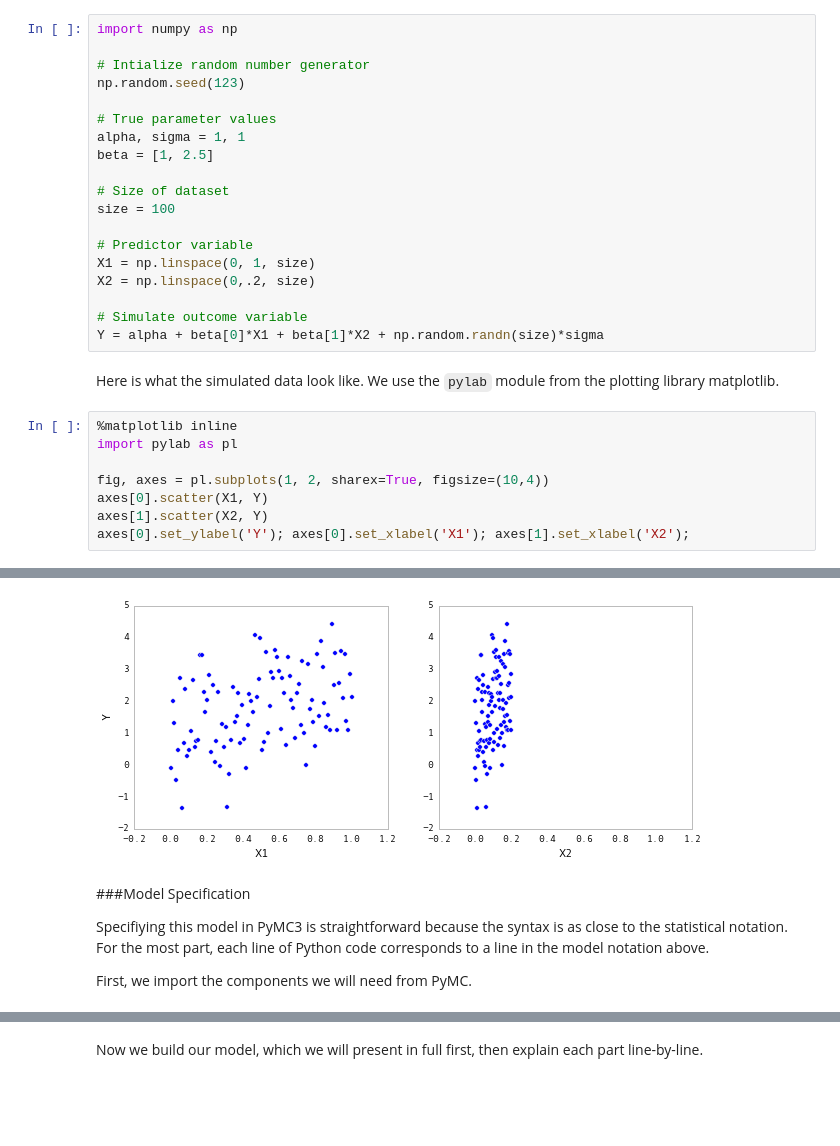
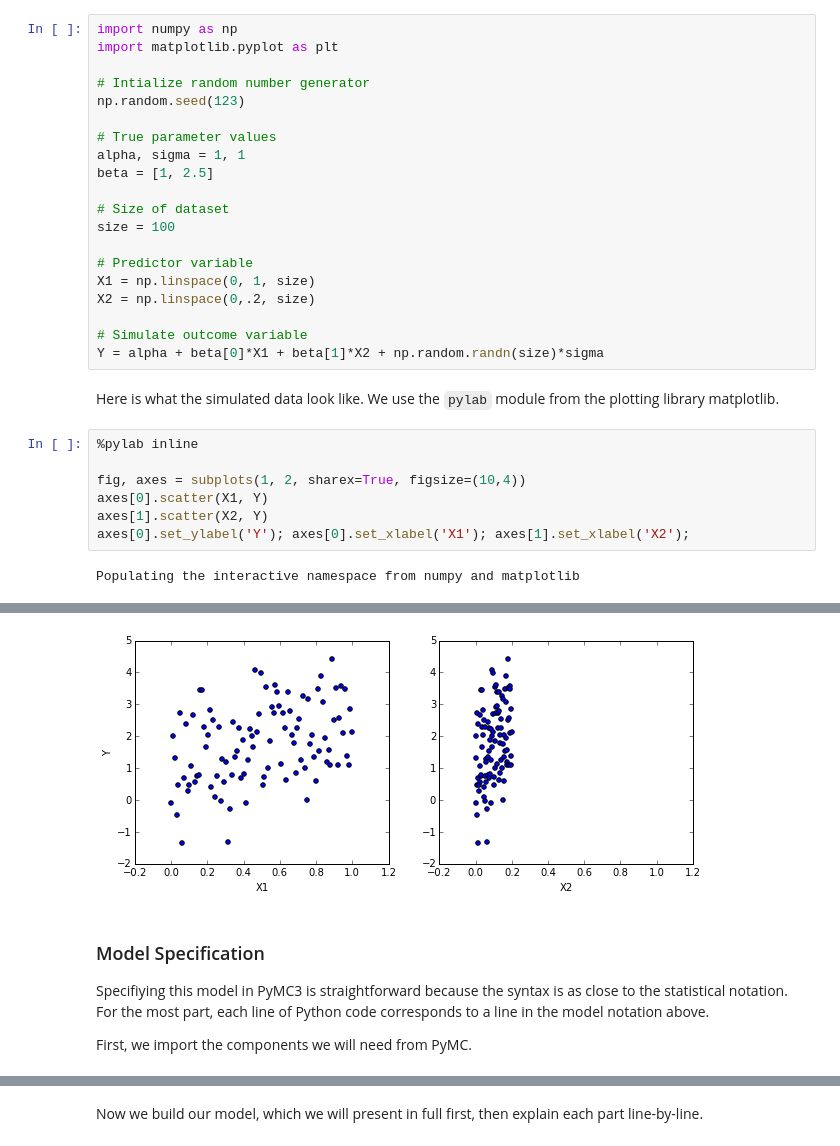
Before and after one commit to se7enstar25/pymc, a Jupyter notebook: docs/notebooks/getting_started.ipynb, the cells around one changed output, grey strips where cells are left out. Drawn from its saved outputs; the diff is of its cells as text; blank space fills up the shorter version.

```diff
--- a/docs/notebooks/getting_started.ipynb
+++ b/docs/notebooks/getting_started.ipynb
@@ -53,6 +55,7 @@ $$\begin{aligned}
 We can simulate some artificial data from this model using only NumPy's `random` module, and then use PyMC3 to try to recover the corresponding parameters. We are intentionally generating the data to closely correspond the PyMC3 model structure.
 # %%
 import numpy as np
+import matplotlib.pyplot as plt
 
 # Intialize random number generator
 np.random.seed(123)
@@ -73,11 +76,11 @@ Y = alpha + beta[0]*X1 + beta[1]*X2 + np.random.randn(size)*sigma
 # %% [markdown]
 Here is what the simulated data look like. We use the `pylab` module from the plotting library matplotlib.
 # %%
-%matplotlib inline
-import pylab as pl
+%pylab inline
 
-fig, axes = pl.subplots(1, 2, sharex=True, figsize=(10,4))
+fig, axes = subplots(1, 2, sharex=True, figsize=(10,4))
 axes[0].scatter(X1, Y)
 axes[1].scatter(X2, Y)
 axes[0].set_ylabel('Y'); axes[0].set_xlabel('X1'); axes[1].set_xlabel('X2');
 # %% [output]
+Populating the interactive namespace from numpy and matplotlib
@@ -84,6 +89,6 @@ axes[0].set_ylabel('Y'); axes[0].set_xlabel('X1'); axes[1].set_xlabel('X2');
-[figure, old version]
+[figure, new version]
 # %% [markdown]
-###Model Specification
+### Model Specification
 
 Specifiying this model in PyMC3 is straightforward because the syntax is as close to the statistical notation. For the most part, each line of Python code corresponds to a line in the model notation above.
 
```
Also changed, not shown: parts of 55 cells of this notebook.
